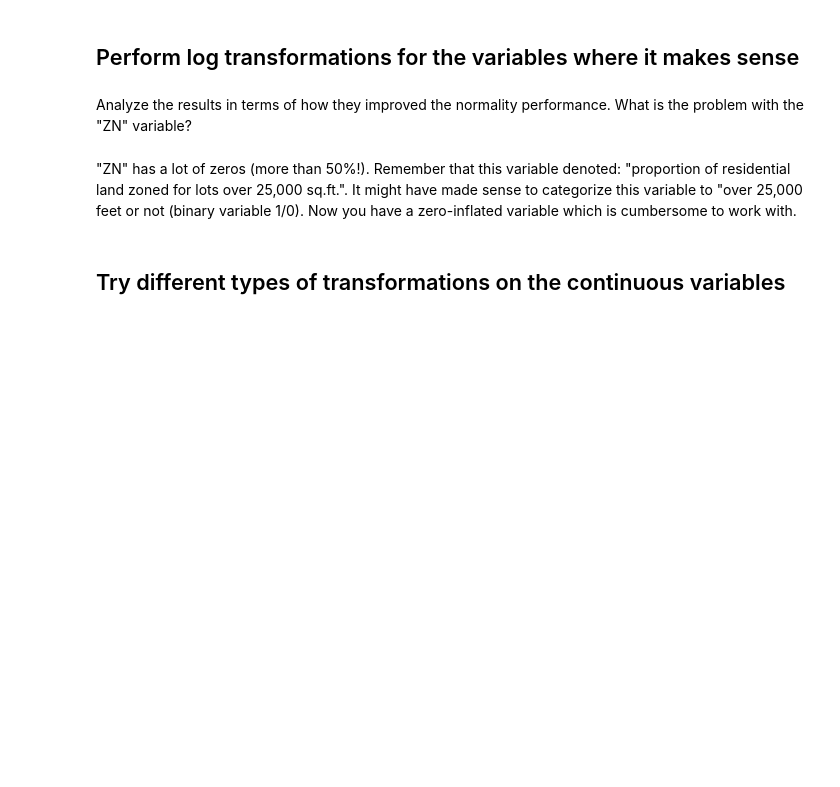
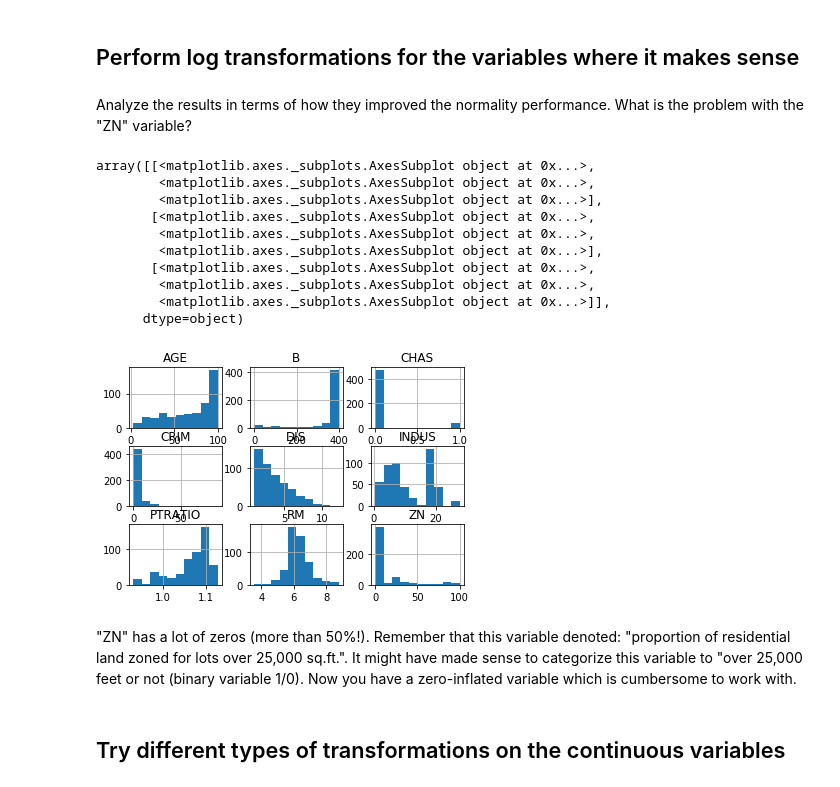
Before and after one commit to TimMango/dsc-feature-scaling-and-normalization-lab-dc-ds-career-042219, a Jupyter notebook: index.ipynb, the cells around one changed output. Drawn from its saved outputs; the diff is of its cells as text; code cells hidden in the pictures; blank space fills up the shorter version.

```diff
--- a/index.ipynb
+++ b/index.ipynb
@@ -67,7 +67,19 @@ array([[<matplotlib.axes._subplots.AxesSubplot object at 0x...>,
 Analyze the results in terms of how they improved the normality performance. What is the problem with the "ZN" variable?
 # %%
 continuous_boston["PTRATIO"] = np.log(continuous_boston["PTRATIO"])
-continuous_boston
+continuous_boston.hist()
+# %% [output]
+array([[<matplotlib.axes._subplots.AxesSubplot object at 0x...>,
+        <matplotlib.axes._subplots.AxesSubplot object at 0x...>,
+        <matplotlib.axes._subplots.AxesSubplot object at 0x...>],
+       [<matplotlib.axes._subplots.AxesSubplot object at 0x...>,
+        <matplotlib.axes._subplots.AxesSubplot object at 0x...>,
+        <matplotlib.axes._subplots.AxesSubplot object at 0x...>],
+       [<matplotlib.axes._subplots.AxesSubplot object at 0x...>,
+        <matplotlib.axes._subplots.AxesSubplot object at 0x...>,
+        <matplotlib.axes._subplots.AxesSubplot object at 0x...>]],
+      dtype=object)
+[figure, added]
 # %% [markdown]
 "ZN" has a lot of zeros (more than 50%!). Remember that this variable denoted: "proportion of residential land zoned for lots over 25,000 sq.ft.". It might have made sense to categorize this variable to "over 25,000 feet or not (binary variable 1/0). Now you have a zero-inflated variable which is cumbersome to work with.
 # %% [markdown]
```
